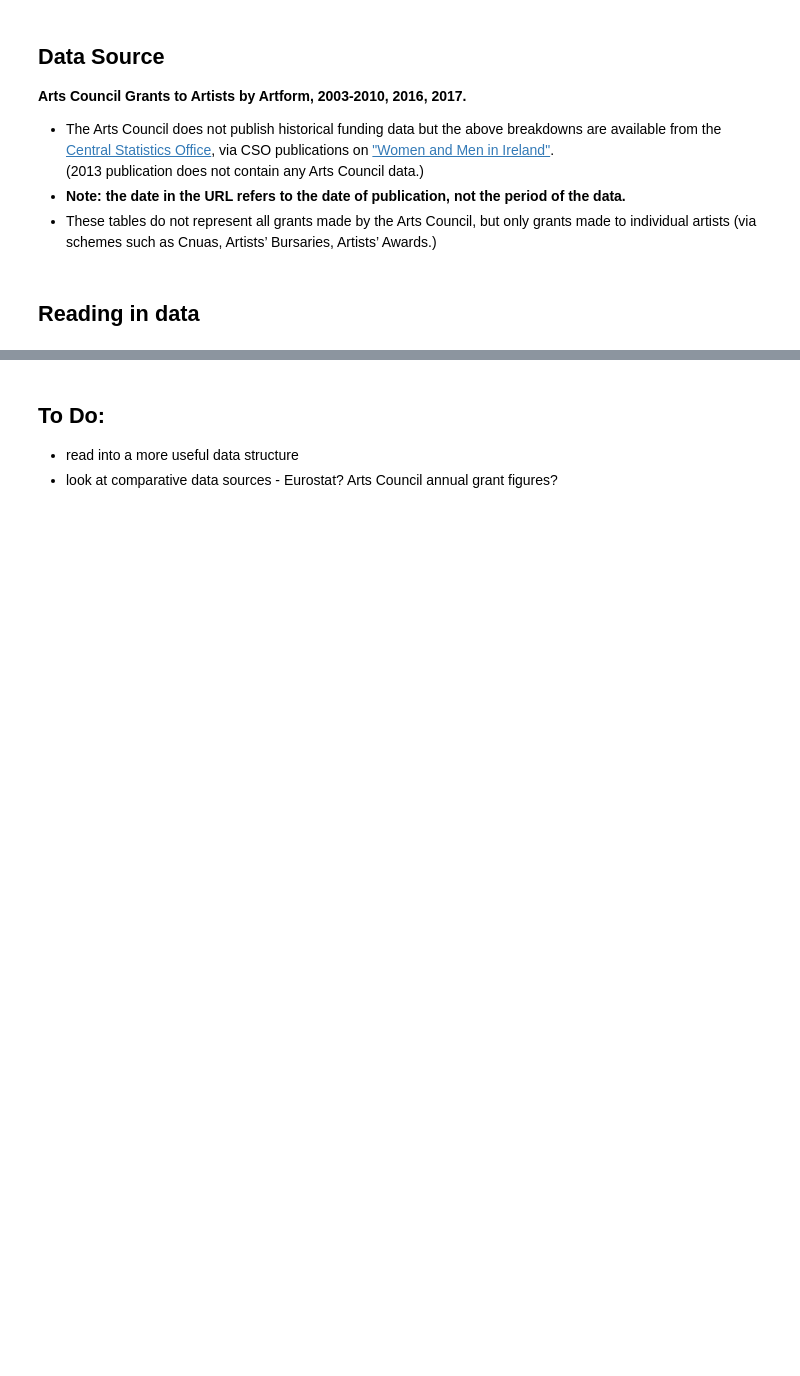
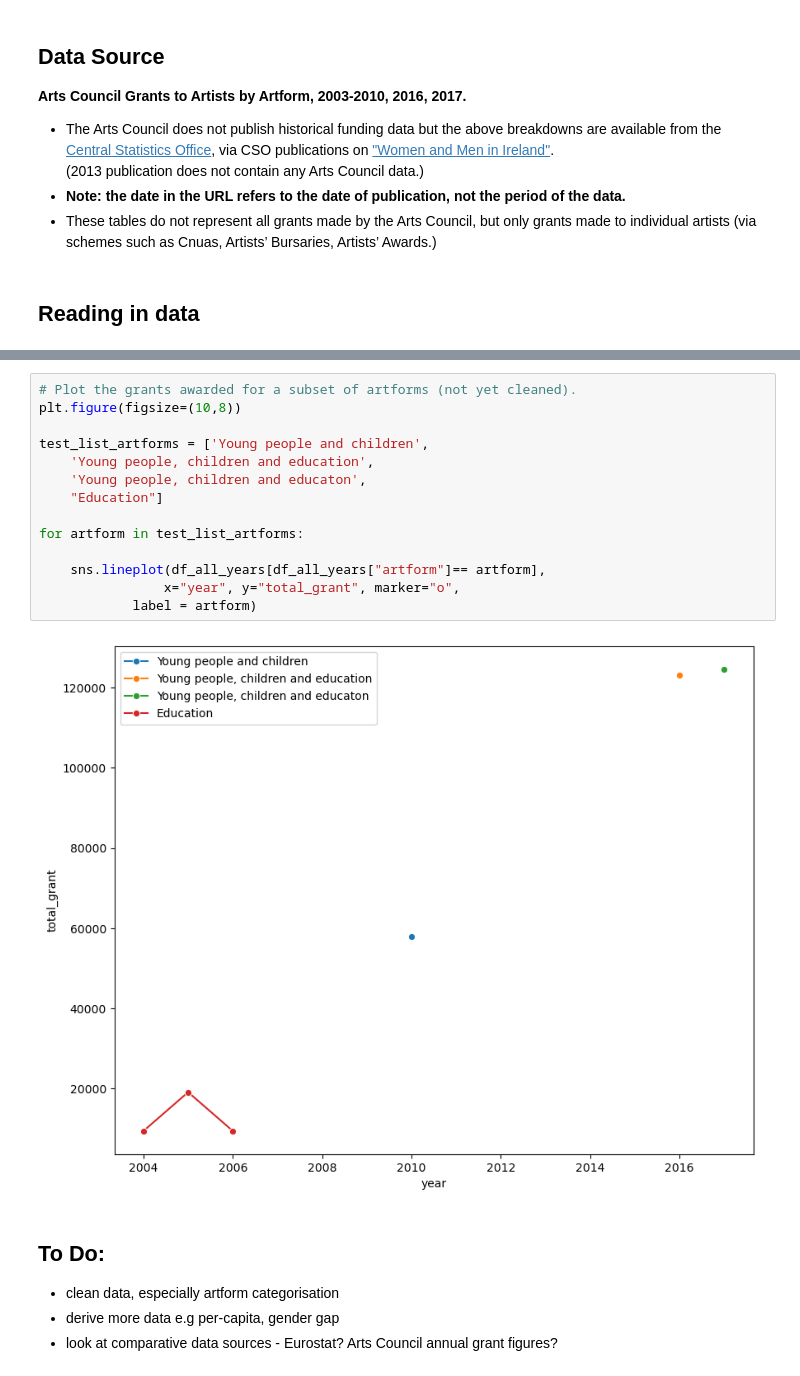
Before and after one commit to SuColl/programming-for-data-analytics, a Jupyter notebook: project/notebook.ipynb, the cells around one changed output, grey strips where cells are left out. Cells and saved outputs as stored; diff of their text form; blank space fills up the shorter version.

```diff
--- a/project/notebook.ipynb
+++ b/project/notebook.ipynb
@@ -116,4 +174,21 @@ dtype: float64
+# %%
+# Plot the grants awarded for a subset of artforms (not yet cleaned).
+plt.figure(figsize=(10,8))
+
+test_list_artforms = ['Young people and children',
+    'Young people, children and education',
+    'Young people, children and educaton',
+    "Education"]
+
+for artform in test_list_artforms:
+
+    sns.lineplot(df_all_years[df_all_years["artform"]== artform],
+                x="year", y="total_grant", marker="o",
+            label = artform)
+# %% [output]
+[figure, added]
 # %% [markdown]
 ## To Do:
-- read into a more useful data structure
+- clean data, especially artform categorisation
+- derive more data e.g per-capita, gender gap
 - look at comparative data sources - Eurostat? Arts Council annual grant figures?
```
Also changed, not shown: parts of 17 cells of this notebook, 1 other file.
